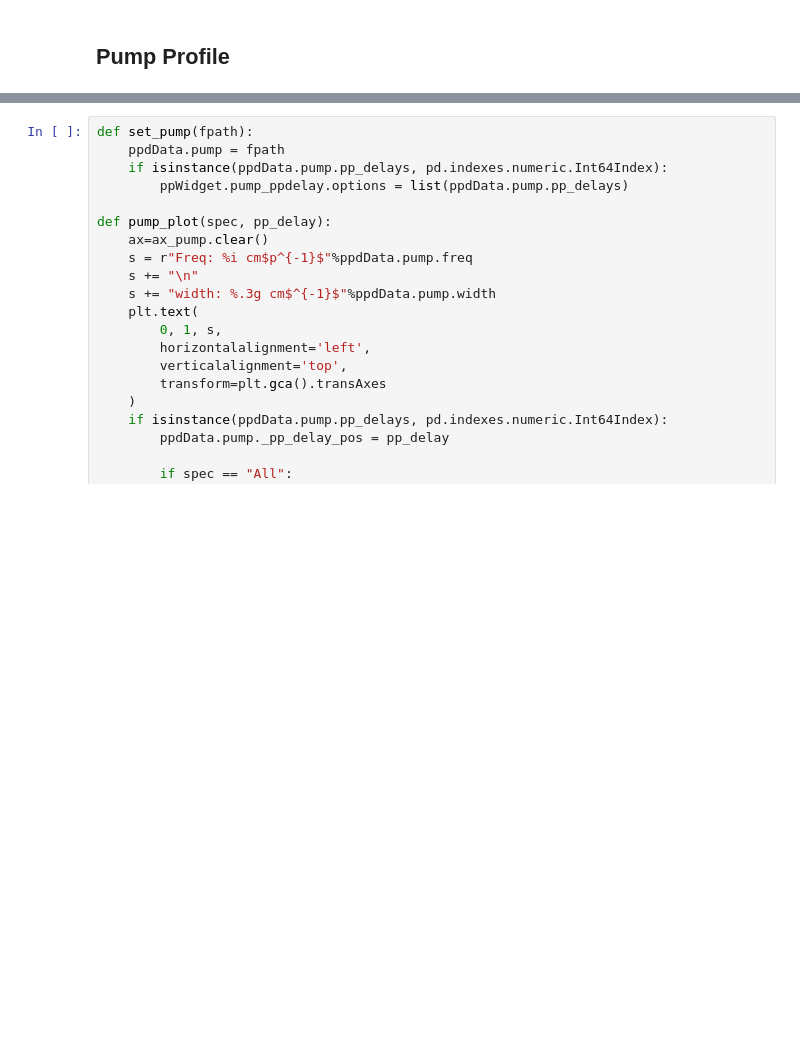
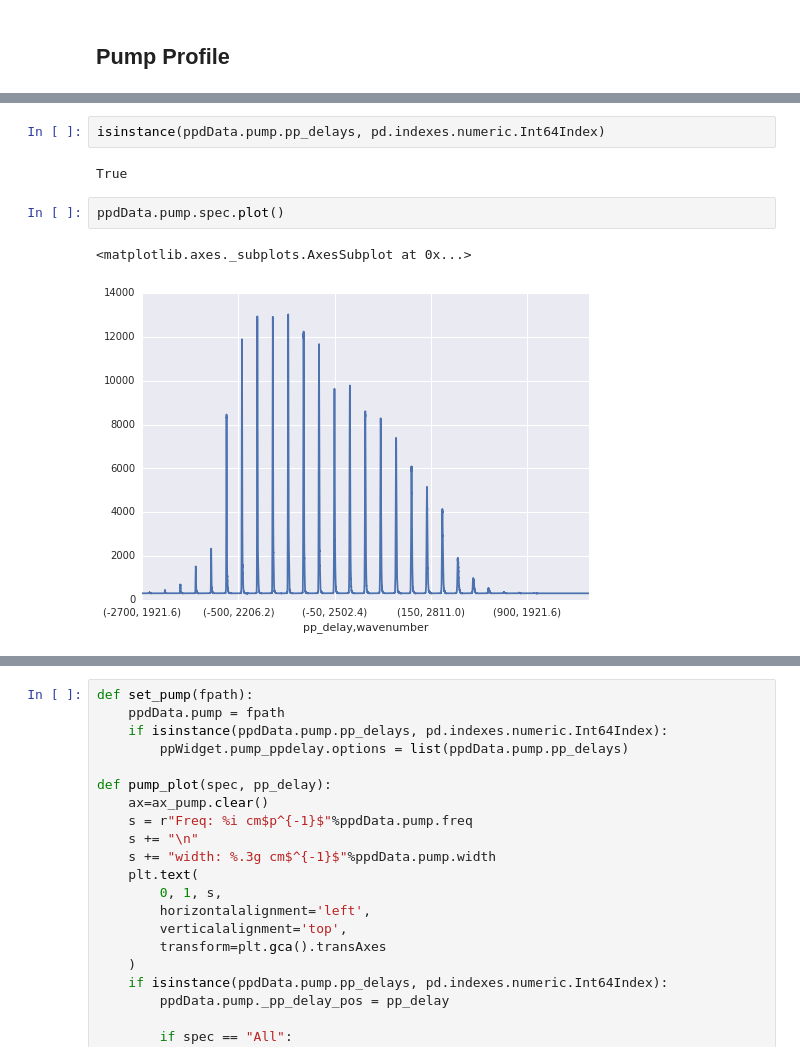
Before and after one commit to deisi/SFG2D, a Jupyter notebook: dashboards/pump-probe/pump-probe.ipynb, the cells around one changed output, grey strips where cells are left out. Drawn from its saved outputs; the diff is of its cells as text; blank space fills up the shorter version.

```diff
--- a/dashboards/pump-probe/pump-probe.ipynb
+++ b/dashboards/pump-probe/pump-probe.ipynb
@@ -183,0 +124,9 @@ bplt.show()
+# %%
+isinstance(ppdData.pump.pp_delays, pd.indexes.numeric.Int64Index)
+# %% [output]
+True
+# %%
+ppdData.pump.spec.plot()
+# %% [output]
+<matplotlib.axes._subplots.AxesSubplot at 0x...>
+[figure, added]
```
Also changed, not shown: parts of 14 cells of this notebook, 2 other files.
